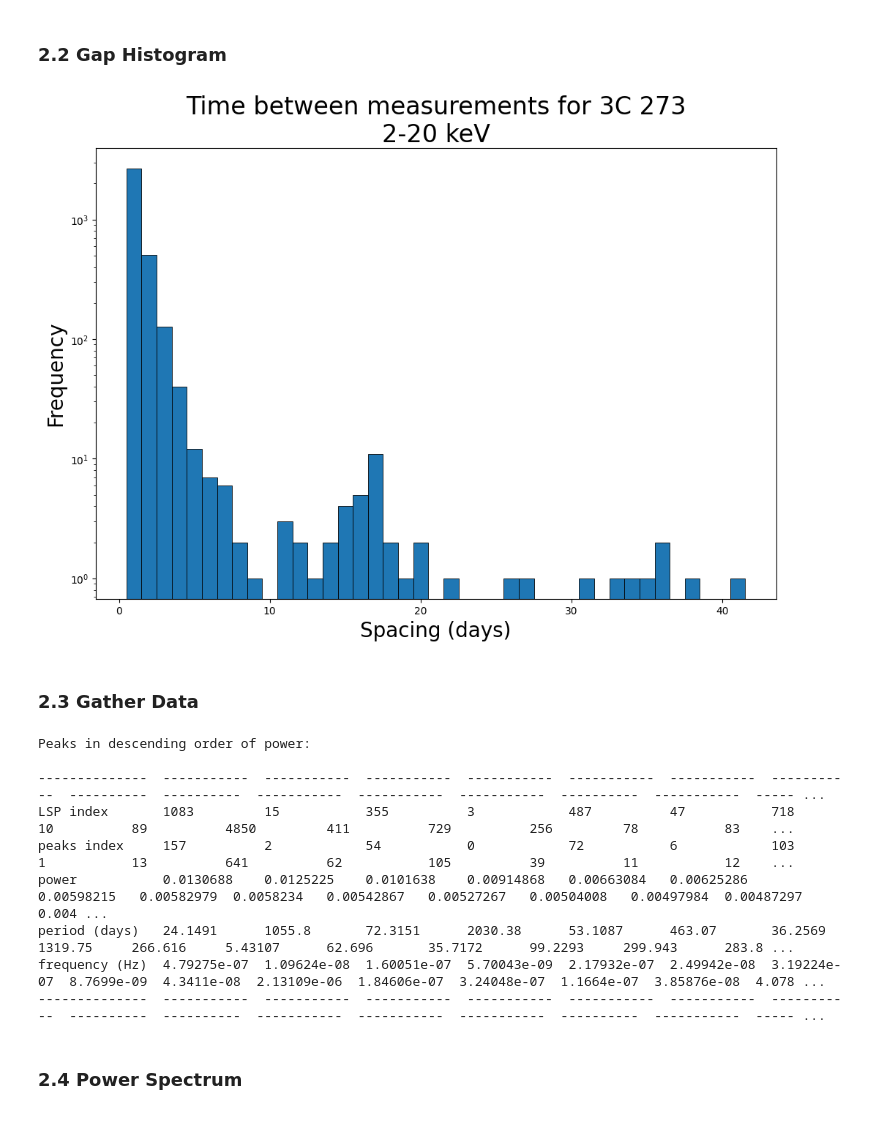
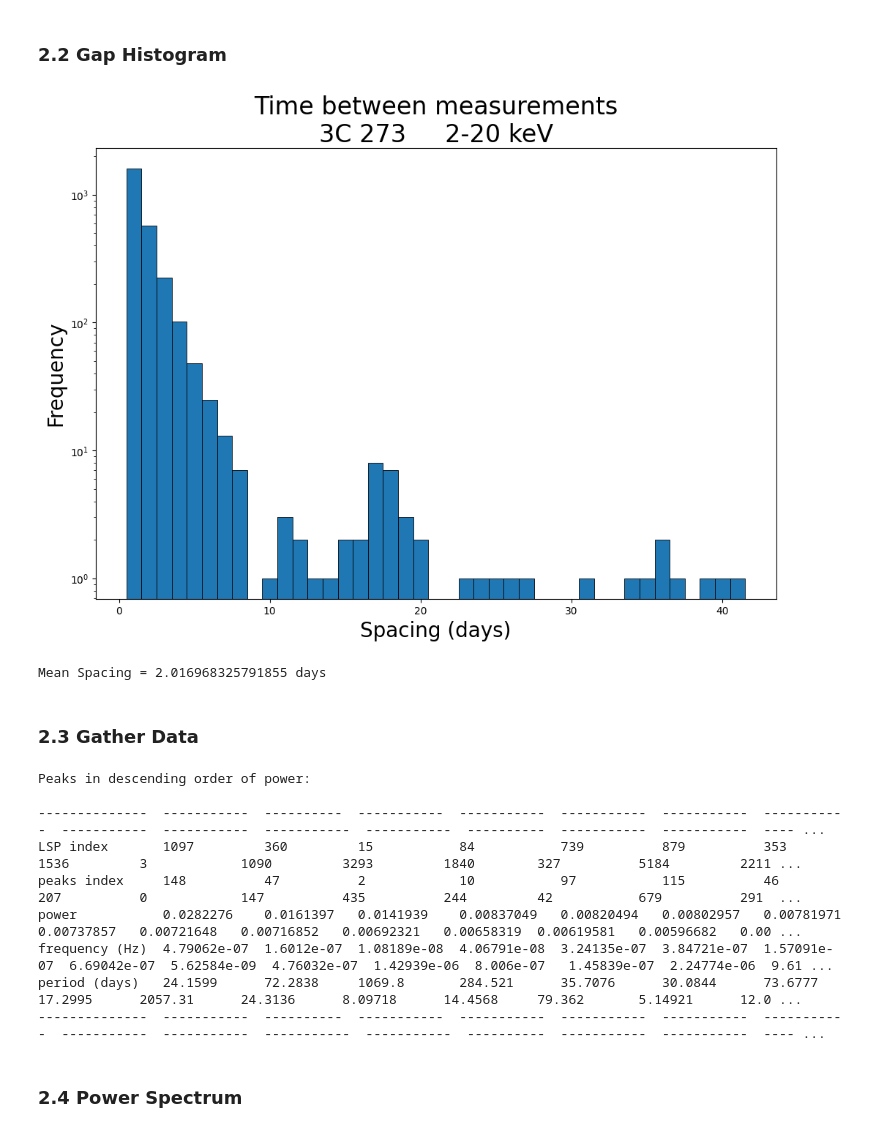
Before and after one commit to Beauremontt/AGN-Flux-Timing-Analysis, a Jupyter notebook: AGNFluxTimingAnalysis.ipynb, the cells around one changed output. Saved outputs shown, nothing was run; the diff lists cells and outputs as text; code cells hidden in the pictures.

```diff
--- a/AGNFluxTimingAnalysis.ipynb
+++ b/AGNFluxTimingAnalysis.ipynb
@@ -26,7 +26,7 @@ def display_data(prefix):
   plt.subplots(1, 1, figsize=(12, 8))
   plt.errorbar(x/86400, y, yerr=dy, fmt='_k', ecolor='c', elinewidth=1)
 
-  plt.title(f'{prefix} light curve for {flux_source}\n{band_label}', fontsize=24)
+  plt.title(f'{prefix} light curve\n{flux_source}     {band_label}', fontsize=24)
   plt.xlabel('MJD', fontsize=20)
   plt.ylabel('Flux', fontsize=20)
   plt.tick_params(labelsize=18)
@@ -137,13 +137,14 @@ if use_filter == True:
   dy = AGN[:, flux_column + 1]  # uncertainty
 
 
-  # determine data points to ignore
-  rm = []
+  # create array of signal-to-noise ratio
+  SNR = y/dy
+
+  # determine data points to filter
+  SNR_tolerance = 0.6 # @param {type:"number"}  cut-off for low S/N
+  rm = []  # array for points to remove
   for i in range(len(x)):
-    if y[i] < 0:  # checks for negative flux
-      rm.append(i)
-      continue
-    if dy[i] > 10**100:  # checks for low SNR flux PLACEHOLDER
+    if SNR[i] < SNR_tolerance:  # checks for low SNR (also negative y values)
       rm.append(i)
 
   # remove lines marked by filter
@@ -176,41 +177,51 @@ Mean Spacing = 1.5426651081239042 days
 # %% [markdown]
 ### 2.2 Gap Histogram
 # %%
+# @title  { form-width: "25%" }
+
+# whether to plot the histogram in log or linear y-scale
+hist_yscale = "log" # @param {type:"string"}
+
+
 # get time gaps in days
 delt_x = [(x[i] - x[i-1])/86400 for i in range(1, len(x))]
 
 # make bins for day increments
 max_gap = round(max(delt_x))
 min_gap = round(min(delt_x))
 bins = np.arange(min_gap, max_gap + 2) - 0.5
 
 
 # plot histogram
 plt.subplots(1,1,figsize=(12,8))
 plt.hist(delt_x, bins=bins, align='mid', edgecolor='black', linewidth=25/len(bins))
 
-plt.yscale('log')
+plt.yscale(hist_yscale)
 
-plt.title(f'Time between measurements for {flux_source}\n{band_label}', fontsize=24)
+plt.title(f'Time between measurements\n{flux_source}     {band_label}', fontsize=24)
 plt.xlabel('Spacing (days)', fontsize=20)
 plt.ylabel('Frequency', fontsize=20)
 
 plt.show()
+
+
+print("\nMean Spacing =", MeanSpacing/86400, "days")
 # %% [output]
-[figure, old version]
+[figure, new version]
+Mean Spacing = 2.016968325791855 days
 # %% [markdown]
 ### 2.3 Gather Data
 # %%
 # @title  { form-width: "25%" }
 
 # minimum_frequency, cuts off left of diagram
-  #e.g., set to 2 to remove frequencies that would cover more than half the span
+  # e.g., set to 2 to remove frequencies that would cover more than half the span
 minif_factor = 2  # @param {type:"number"}
 
-# nyquist_factor, "multiple of the average nyquist frequency used to choose the maximum frequency"
+# nyquist_factor, multiple of the average nyquist frequency used to choose the maximum frequency
 nyquist_factor = 2 # @param {type:"number"}
 
-# whether to fully print
+# whether to fully print the table of periodogram data, before peaks are determined
   # this is the lengthiest process and should be left off
 verbose_table = False # @param {type:"boolean"}
 
@@ -219,10 +230,11 @@ verbose_table = False # @param {type:"boolean"}
 # data for the periodogram
 frequency, power = LombScargle(x, y, dy).autopower(minimum_frequency = minif_factor/Span, nyquist_factor = nyquist_factor)
 period = 1/(frequency*86400)
+indices = range(len(power))
 
 
 # tabulate values of LSP
-lsp_data = [np.array(range(len(power))), power, period, frequency]  # combine arrays
+lsp_data = [np.array(indices), power, frequency, period]  # combine arrays
 
 
 # print full frequency-ordered table
@@ -237,7 +249,7 @@ peaks, _ = find_peaks(power)  # returns indices of all maxima
 pits, _ = find_peaks(-power)  # use inverted power for indices of minima
 
 
-## print power-ordered table of just peaks
+## prepare table according to the peak indices
 # get indices that would sort array of only the power maxima, then reverses it
 sorted_indices = np.argsort(power[peaks])[::-1]
 
@@ -247,31 +259,37 @@ sorted_peak_indices = peaks[np.argsort(power[peaks])[::-1]]
 # return data with only sorted peaks
 sorted_data = [array[sorted_peak_indices] for array in lsp_data]
 
+# calculate FAP for each peak
+...
+
+
+## print power-ordered table of just peaks
 # convert to string
 sorted_data_str = [array.astype(str) for array in sorted_data]
 
 # insert headers
-sorted_formatted_data = np.insert(sorted_data_str, 0, ["LSP index", "power", "period (days)", "frequency (Hz)"], 1)
+sorted_formatted_data = np.insert(sorted_data_str, 0, ["LSP index", "power", "frequency (Hz)", "period (days)"], 1)
 
 # add a row to label each peak with its original index
 sorted_peaks = [np.where(peaks == sorted_data[0][i])[0][0] for i in range(len(sorted_data[0]))]
 row_peak_num = ["peaks index"] + sorted_peaks  # create another row with a header
 
-# insert new row into second place
+# insert new row of peaks into second place
 sorted_formatted_data = np.vstack([sorted_formatted_data[:1], row_peak_num, sorted_formatted_data[1:]])
 
+# print table
 print("\nPeaks in descending order of power:\n")
 print(tabulate(sorted_formatted_data, numalign='left'))
 # %% [output]
 Peaks in descending order of power:
 
---------------  -----------  -----------  -----------  -----------  -----------  -----------  -----------  ----------  ----------  -----------  -----------  -----------  ----------  -----------  ----- ...
-LSP index       1083         15           355          3            487          47           718          10          89          4850         411          729          256         78           83    ...
-peaks index     157          2            54           0            72           6            103          1           13          641          62           105          39          11           12    ...
-power           0.0130688    0.0125225    0.0101638    0.00914868   0.00663084   0.00625286   0.00598215   0.00582979  0.0058234   0.00542867   0.00527267   0.00504008   0.00497984  0.00487297   0.004 ...
-period (days)   24.1491      1055.8       72.3151      2030.38      53.1087      463.07       36.2569      1319.75     266.616     5.43107      62.696       35.7172      99.2293     299.943      283.8 ...
-frequency (Hz)  4.79275e-07  1.09624e-08  1.60051e-07  5.70043e-09  2.17932e-07  2.49942e-08  3.19224e-07  8.7699e-09  4.3411e-08  2.13109e-06  1.84606e-07  3.24048e-07  1.1664e-07  3.85876e-08  4.078 ...
---------------  -----------  -----------  -----------  -----------  -----------  -----------  -----------  ----------  ----------  -----------  -----------  -----------  ----------  -----------  ----- ...
+--------------  -----------  ----------  -----------  -----------  -----------  -----------  -----------  -----------  -----------  -----------  -----------  ----------  -----------  -----------  ---- ...
+LSP index       1097         360         15           84           739          879          353          1536         3            1090         3293         1840        327          5184         2211 ...
+peaks index     148          47          2            10           97           115          46           207          0            147          435          244         42           679          291  ...
+power           0.0282276    0.0161397   0.0141939    0.00837049   0.00820494   0.00802957   0.00781971   0.00737857   0.00721648   0.00716852   0.00692321   0.00658319  0.00619581   0.00596682   0.00 ...
+frequency (Hz)  4.79062e-07  1.6012e-07  1.08189e-08  4.06791e-08  3.24135e-07  3.84721e-07  1.57091e-07  6.69042e-07  5.62584e-09  4.76032e-07  1.42939e-06  8.006e-07   1.45839e-07  2.24774e-06  9.61 ...
+period (days)   24.1599      72.2838     1069.8       284.521      35.7076      30.0844      73.6777      17.2995      2057.31      24.3136      8.09718      14.4568     79.362       5.14921      12.0 ...
+--------------  -----------  ----------  -----------  -----------  -----------  -----------  -----------  -----------  -----------  -----------  -----------  ----------  -----------  -----------  ---- ...
 # %% [markdown]
 ### 2.4 Power Spectrum
 # %%
```
Also changed, not shown: parts of 5 cells of this notebook.
